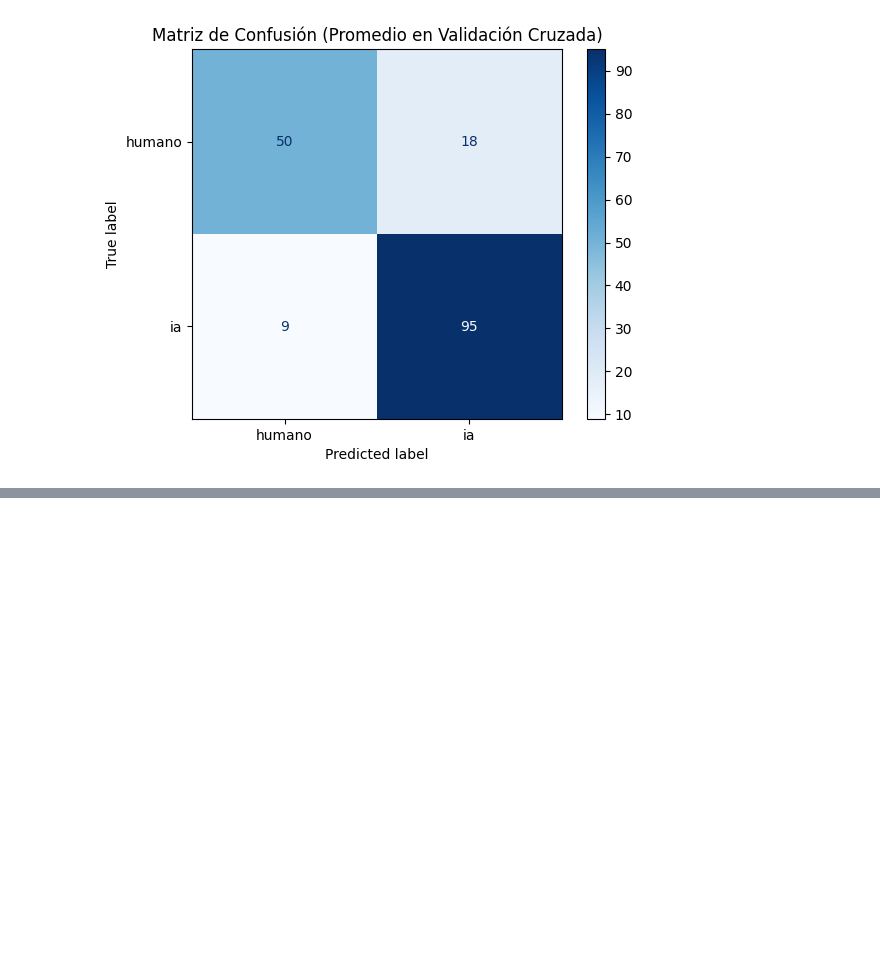
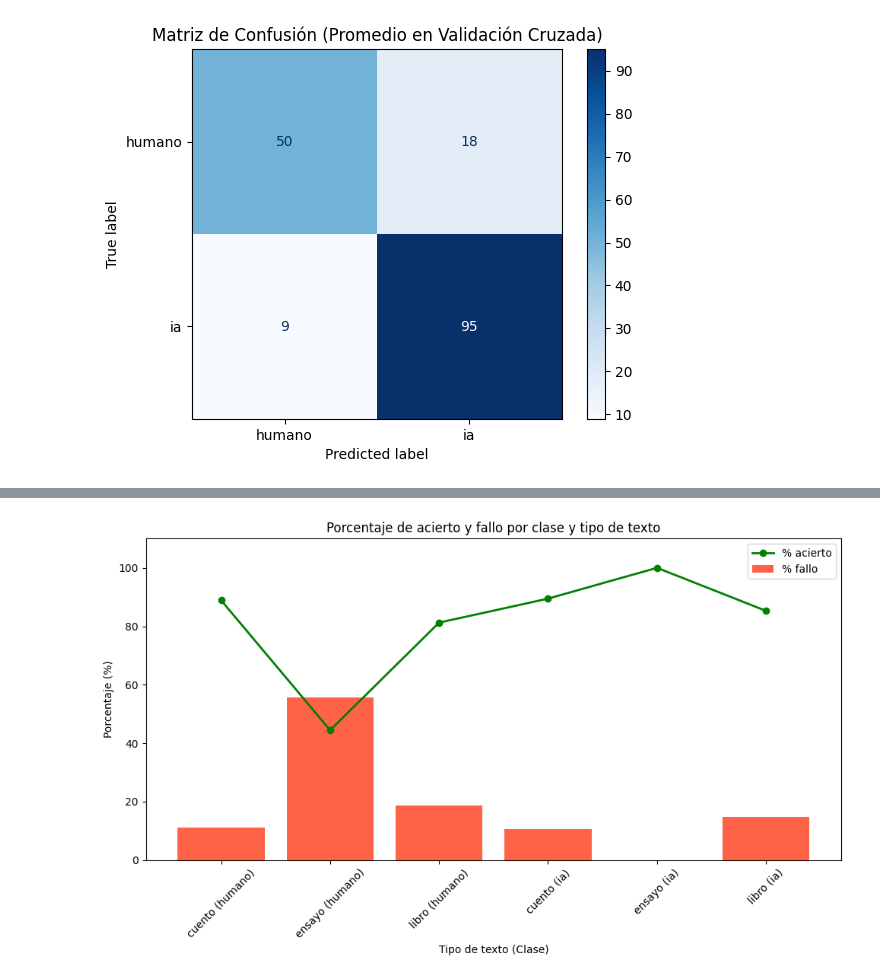
Before and after one commit to ddiazmo81/TFM, a Jupyter notebook: K-FOLD_CROSS_VALIDATION.ipynb, the cells around one changed output, grey strips where cells are left out. Saved outputs shown, nothing was run; the diff lists cells and outputs as text; code cells hidden in the pictures; blank space fills up the shorter version.

```diff
--- a/K-FOLD_CROSS_VALIDATION.ipynb
+++ b/K-FOLD_CROSS_VALIDATION.ipynb
@@ -140,0 +544,32 @@ joblib.dump(best_model, 'modelo_random_forest_entrenado_k_fold.pkl')
+# %%
+import matplotlib.pyplot as plt
+
+# Orden personalizado para que se vean en orden lógico
+orden = resumen.sort_values(by=["etiqueta_real", "tipo"])["tipo"] + " (" + resumen["etiqueta_real"] + ")"
+etiquetas = orden.tolist()
+
+# Datos para graficar
+fallos = resumen["% fallo"].tolist()
+aciertos = resumen["% acierto"].tolist()
+
+# Crear figura
+plt.figure(figsize=(10, 6))
+
+# Barras rojas (fallos)
+plt.bar(etiquetas, fallos, color="tomato", label="% fallo")
+
+# Línea verde (aciertos)
+plt.plot(etiquetas, aciertos, color="green", marker="o", linewidth=2, label="% acierto")
+
+# Estética
+plt.title("Porcentaje de acierto y fallo por clase y tipo de texto")
+plt.ylabel("Porcentaje (%)")
+plt.xlabel("Tipo de texto (Clase)")
+plt.ylim(0, 110)
+plt.xticks(rotation=45)
+plt.legend()
+
+plt.tight_layout()
+plt.show()
+# %% [output]
+[figure, added]
```
Also changed, not shown: parts of 22 cells of this notebook.
